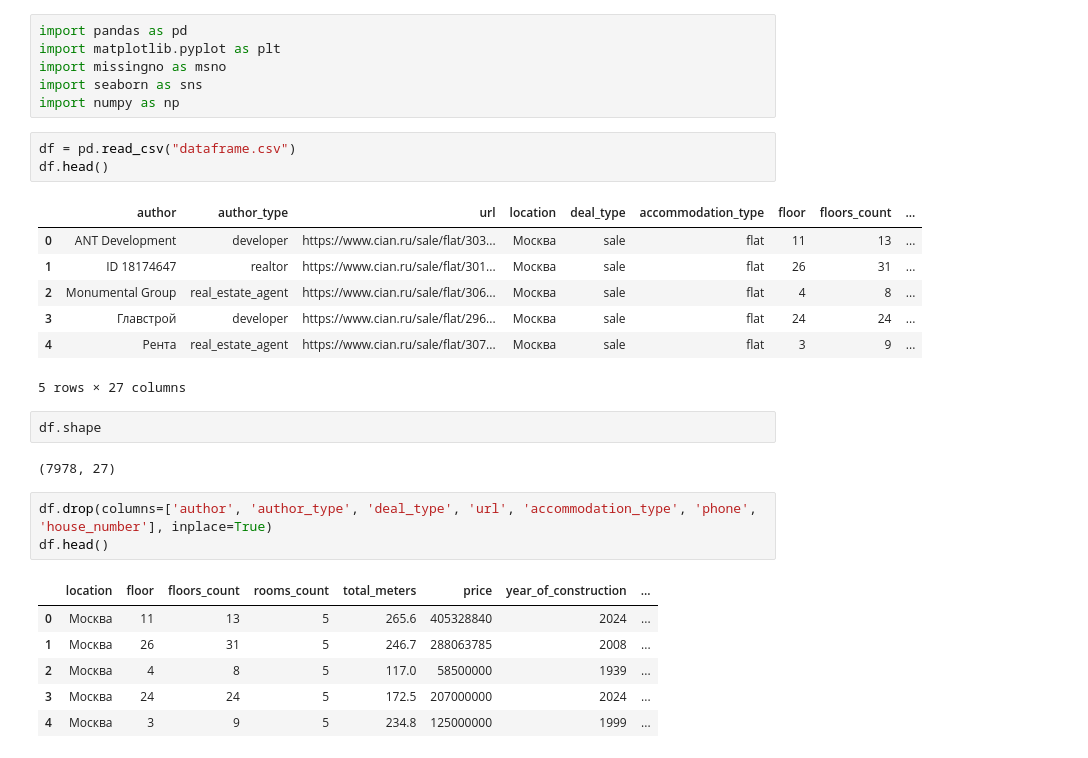
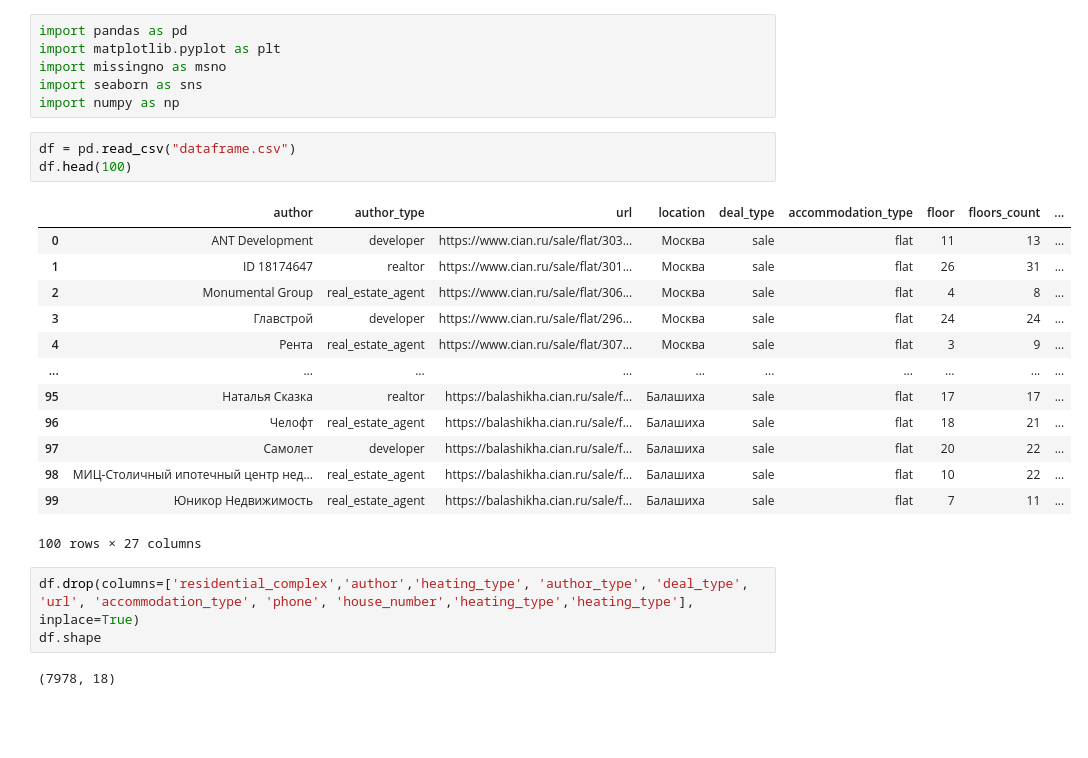
Before and after one commit to Sr123Saha/Data_analysis, a Jupyter notebook: main/main.ipynb, the cells around one changed output. Cells and saved outputs as stored; diff of their text form; blank space fills up the shorter version.

```diff
--- a/main/main.ipynb
+++ b/main/main.ipynb
@@ -6,26 +6,23 @@ import seaborn as sns
 import numpy as np
 # %%
 df = pd.read_csv("dataframe.csv")
-df.head()
+df.head(100)
 # %% [output]
 |  | author | author_type | url | location | deal_type | accommodation_type | floor | floors_count | ... |
 | 0 | ANT Development | developer | https://www.cian.ru/sale/flat/303... | Москва | sale | flat | 11 | 13 | ... |
 | 1 | ID 18174647 | realtor | https://www.cian.ru/sale/flat/301... | Москва | sale | flat | 26 | 31 | ... |
 | 2 | Monumental Group | real_estate_agent | https://www.cian.ru/sale/flat/306... | Москва | sale | flat | 4 | 8 | ... |
 | 3 | Главстрой | developer | https://www.cian.ru/sale/flat/296... | Москва | sale | flat | 24 | 24 | ... |
 | 4 | Рента | real_estate_agent | https://www.cian.ru/sale/flat/307... | Москва | sale | flat | 3 | 9 | ... |
+| ... | ... | ... | ... | ... | ... | ... | ... | ... | ... |
+| 95 | Наталья Сказка | realtor | https://balashikha.cian.ru/sale/f... | Балашиха | sale | flat | 17 | 17 | ... |
+| 96 | Челофт | real_estate_agent | https://balashikha.cian.ru/sale/f... | Балашиха | sale | flat | 18 | 21 | ... |
+| 97 | Самолет | developer | https://balashikha.cian.ru/sale/f... | Балашиха | sale | flat | 20 | 22 | ... |
+| 98 | МИЦ-Столичный ипотечный центр нед... | real_estate_agent | https://balashikha.cian.ru/sale/f... | Балашиха | sale | flat | 10 | 22 | ... |
+| 99 | Юникор Недвижимость | real_estate_agent | https://balashikha.cian.ru/sale/f... | Балашиха | sale | flat | 7 | 11 | ... |
-5 rows × 27 columns
+100 rows × 27 columns
-# %%
-df.shape
-# %% [output]
-(7978, 27)
 # %%
-df.drop(columns=['author', 'author_type', 'deal_type', 'url', 'accommodation_type', 'phone', 'house_number'], inplace=True)
-df.head()
+df.drop(columns=['residential_complex','author','heating_type', 'author_type', 'deal_type', 'url', 'accommodation_type', 'phone', 'house_number','heating_type','heating_type'], inplace=True)
+df.shape
 # %% [output]
-|  | location | floor | floors_count | rooms_count | total_meters | price | year_of_construction | ... |
-| 0 | Москва | 11 | 13 | 5 | 265.6 | 405328840 | 2024 | ... |
-| 1 | Москва | 26 | 31 | 5 | 246.7 | 288063785 | 2008 | ... |
-| 2 | Москва | 4 | 8 | 5 | 117.0 | 58500000 | 1939 | ... |
-| 3 | Москва | 24 | 24 | 5 | 172.5 | 207000000 | 2024 | ... |
-| 4 | Москва | 3 | 9 | 5 | 234.8 | 125000000 | 1999 | ... |
+(7978, 18)
```
Also changed, not shown: parts of 38 cells of this notebook, 1 other file.
